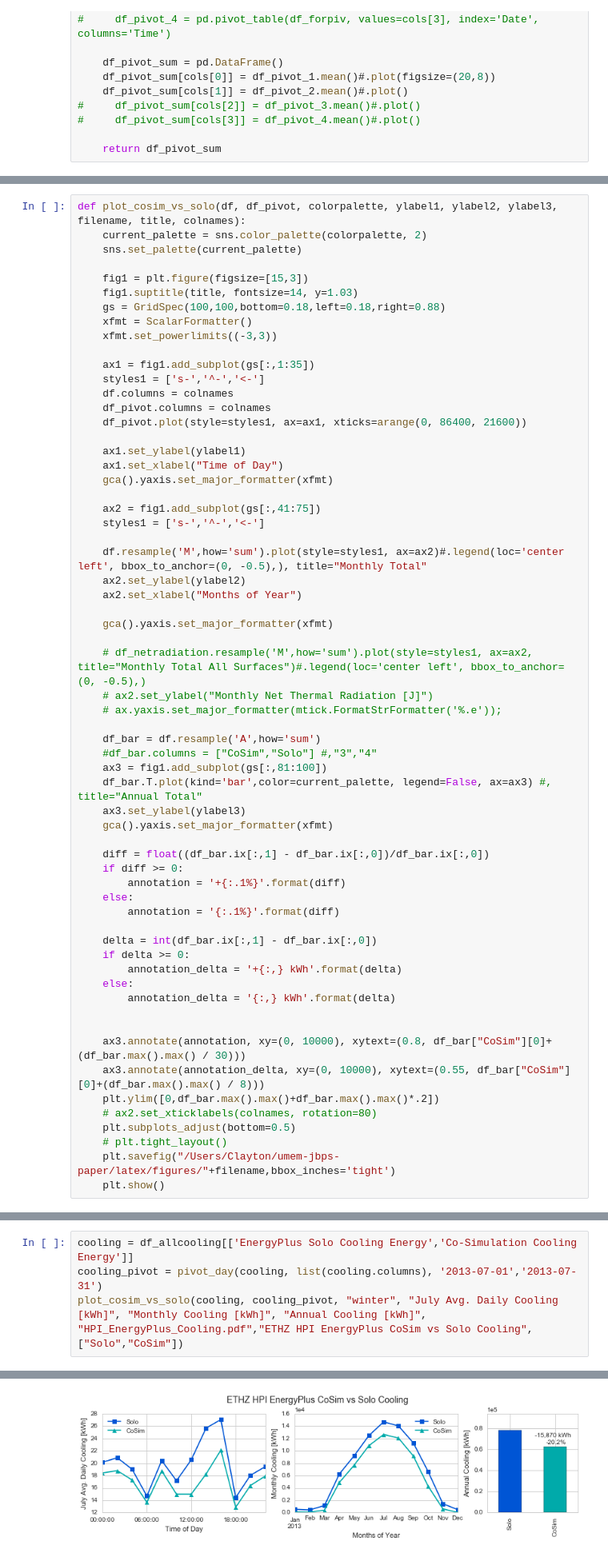
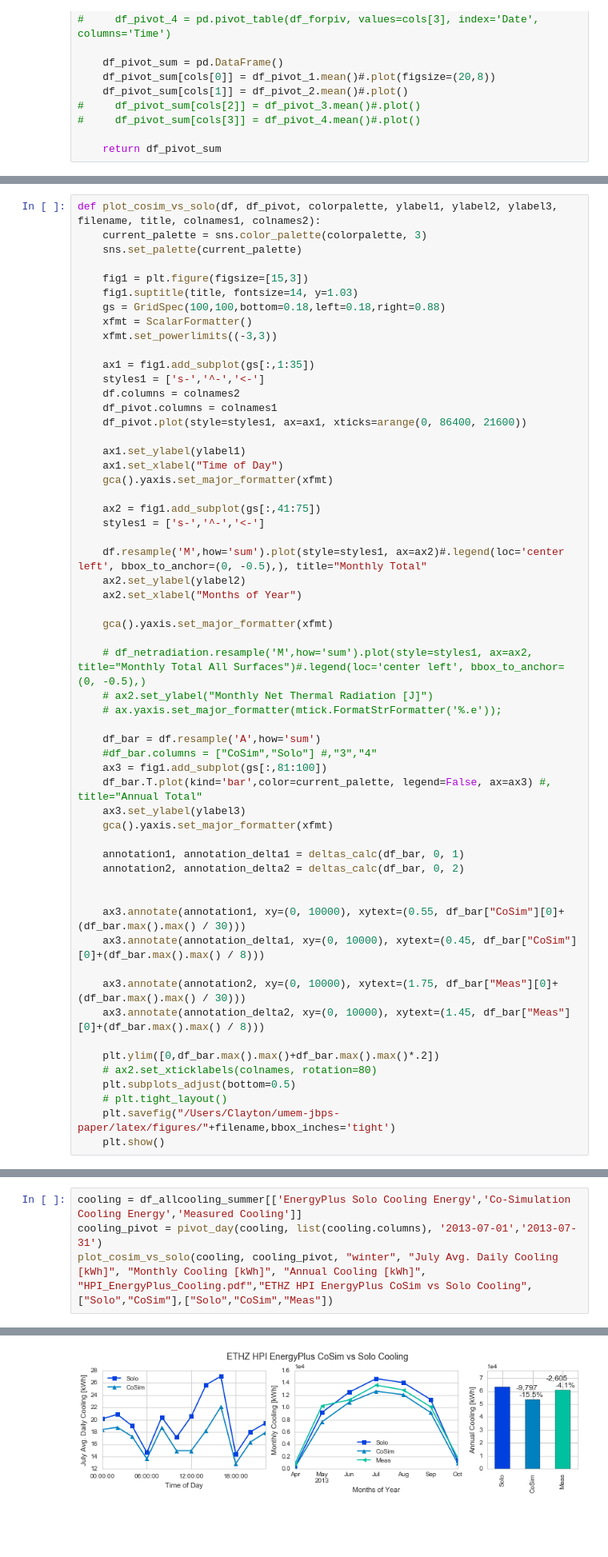
Before and after one commit to architecture-building-systems/umem-jbps-paper, a Jupyter notebook: ipy-notebooks/Simulation Analysis Graphics for Paper - HPI Building.ipynb, the cells around one changed output, grey strips where cells are left out. Shown at 80% size. Drawn from its saved outputs; the diff is of its cells as text; blank space fills up the shorter version.

```diff
--- a/ipy-notebooks/Simulation Analysis Graphics for Paper - HPI Building.ipynb
+++ b/ipy-notebooks/Simulation Analysis Graphics for Paper - HPI Building.ipynb
@@ -145,6 +166,6 @@ def pivot_day(df, cols, startdate, enddate):
 # %%
-def plot_cosim_vs_solo(df, df_pivot, colorpalette, ylabel1, ylabel2, ylabel3, filename, title, colnames):
-    current_palette = sns.color_palette(colorpalette, 2)
+def plot_cosim_vs_solo(df, df_pivot, colorpalette, ylabel1, ylabel2, ylabel3, filename, title, colnames1, colnames2):
+    current_palette = sns.color_palette(colorpalette, 3)
     sns.set_palette(current_palette)
 
     fig1 = plt.figure(figsize=[15,3])
@@ -155,8 +176,8 @@ def plot_cosim_vs_solo(df, df_pivot, colorpalette, ylabel1, ylabel2, ylabel3, fi
 
     ax1 = fig1.add_subplot(gs[:,1:35])
     styles1 = ['s-','^-','<-']
-    df.columns = colnames
-    df_pivot.columns = colnames
+    df.columns = colnames2
+    df_pivot.columns = colnames1
     df_pivot.plot(style=styles1, ax=ax1, xticks=arange(0, 86400, 21600))
 
     ax1.set_ylabel(ylabel1)
@@ -183,21 +204,16 @@ def plot_cosim_vs_solo(df, df_pivot, colorpalette, ylabel1, ylabel2, ylabel3, fi
     ax3.set_ylabel(ylabel3)
     gca().yaxis.set_major_formatter(xfmt)
 
-    diff = float((df_bar.ix[:,1] - df_bar.ix[:,0])/df_bar.ix[:,0])
-    if diff >= 0:
-        annotation = '+{:.1%}'.format(diff)
-    else:
-        annotation = '{:.1%}'.format(diff)
-
-    delta = int(df_bar.ix[:,1] - df_bar.ix[:,0])
-    if delta >= 0:
-        annotation_delta = '+{:,} kWh'.format(delta)
-    else:
-        annotation_delta = '{:,} kWh'.format(delta)
+    annotation1, annotation_delta1 = deltas_calc(df_bar, 0, 1)
+    annotation2, annotation_delta2 = deltas_calc(df_bar, 0, 2)
 
 
-    ax3.annotate(annotation, xy=(0, 10000), xytext=(0.8, df_bar["CoSim"][0]+(df_bar.max().max() / 30)))
-    ax3.annotate(annotation_delta, xy=(0, 10000), xytext=(0.55, df_bar["CoSim"][0]+(df_bar.max().max() / 8)))
+    ax3.annotate(annotation1, xy=(0, 10000), xytext=(0.55, df_bar["CoSim"][0]+(df_bar.max().max() / 30)))
+    ax3.annotate(annotation_delta1, xy=(0, 10000), xytext=(0.45, df_bar["CoSim"][0]+(df_bar.max().max() / 8)))
+
+    ax3.annotate(annotation2, xy=(0, 10000), xytext=(1.75, df_bar["Meas"][0]+(df_bar.max().max() / 30)))
+    ax3.annotate(annotation_delta2, xy=(0, 10000), xytext=(1.45, df_bar["Meas"][0]+(df_bar.max().max() / 8)))
+
     plt.ylim([0,df_bar.max().max()+df_bar.max().max()*.2])
     # ax2.set_xticklabels(colnames, rotation=80)
     plt.subplots_adjust(bottom=0.5)
@@ -213,5 +239,5 @@ df_bar = plot_cosim_vs_solo(heating, heating_pivot, "autumn", "Jan. Avg. Daily H
 # %%
-cooling = df_allcooling[['EnergyPlus Solo Cooling Energy','Co-Simulation Cooling Energy']]
+cooling = df_allcooling_summer[['EnergyPlus Solo Cooling Energy','Co-Simulation Cooling Energy','Measured Cooling']]
 cooling_pivot = pivot_day(cooling, list(cooling.columns), '2013-07-01','2013-07-31')
-plot_cosim_vs_solo(cooling, cooling_pivot, "winter", "July Avg. Daily Cooling [kWh]", "Monthly Cooling [kWh]", "Annual Cooling [kWh]", "HPI_EnergyPlus_Cooling.pdf","ETHZ HPI EnergyPlus CoSim vs Solo Cooling",["Solo","CoSim"])
+plot_cosim_vs_solo(cooling, cooling_pivot, "winter", "July Avg. Daily Cooling [kWh]", "Monthly Cooling [kWh]", "Annual Cooling [kWh]", "HPI_EnergyPlus_Cooling.pdf","ETHZ HPI EnergyPlus CoSim vs Solo Cooling",["Solo","CoSim"],["Solo","CoSim","Meas"])
 # %% [output]
@@ -218 +248 @@ plot_cosim_vs_solo(cooling, cooling_pivot, "winter", "July Avg. Daily Cooling [k
-[figure, old version]
+[figure, new version]
```
Also changed, not shown: parts of 12 cells of this notebook, 7 other files.
